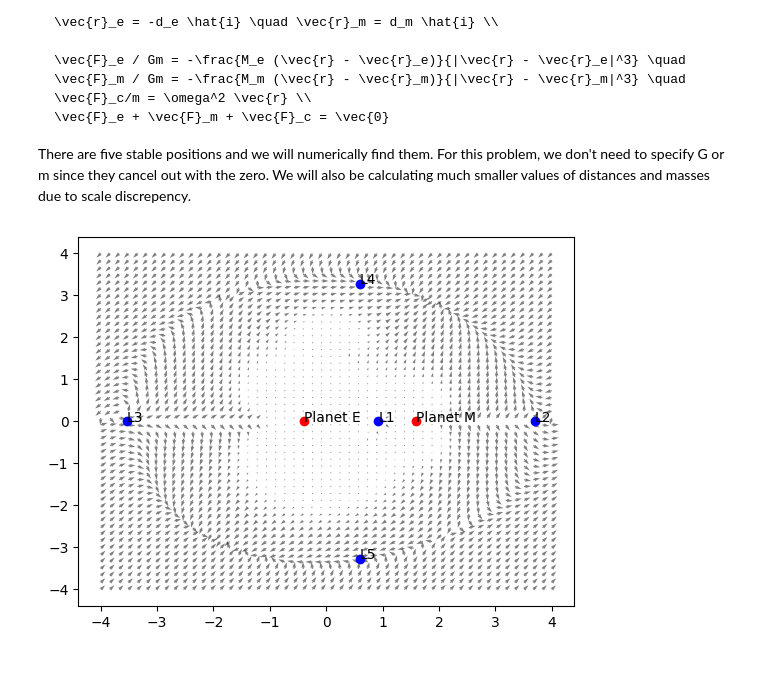
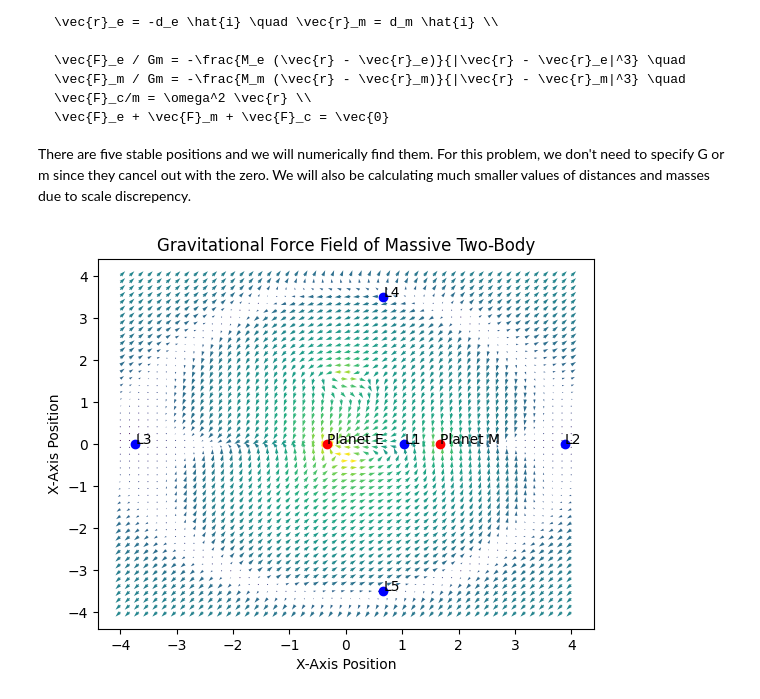
Before and after one commit to rtengle/me700-hw1, a Jupyter notebook: tutorials/newton.ipynb, the cells around one changed output. Cells and saved outputs as stored; diff of their text form; code cells hidden in the pictures; blank space fills up the shorter version.

```diff
--- a/tutorials/newton.ipynb
+++ b/tutorials/newton.ipynb
@@ -106,7 +106,7 @@ This next example is numerically deriving a Lagrange point between two attractiv
 There are five stable positions and we will numerically find them. For this problem, we don't need to specify G or m since they cancel out with the zero. We will also be calculating much smaller values of distances and masses due to scale discrepency.
 # %%
 # Mass of planets
-Me = 4
+Me = 5
 Mm = 1
 M = Me + Mm
 R = 2
@@ -135,9 +135,9 @@ def Ft(r):
 
 x1, y1 = newton(Ft, np.array([0, 0]))
 x2, y2 = newton(Ft, np.array([R, 0]))
-x3, y3 = newton(Ft, np.array([-R, 0]), eps=2.22e-3)
-x4, y4 = newton(Ft, rc + np.array([0, R]), eps=2.22e-3)
-x5, y5 = newton(Ft, rc + np.array([0, -R]), eps=2.22e-3)
+x3, y3 = newton(Ft, np.array([-R, 0]), eps=2.22e-9)
+x4, y4 = newton(Ft, rc + np.array([0, R]), eps=2.22e-9)
+x5, y5 = newton(Ft, rc + np.array([0, -R]), eps=2.22e-9)
 # %%
 x = np.linspace(-2*R, 2*R, 50)
 y = np.linspace(-2*R, 2*R, 50)
@@ -146,33 +146,39 @@ X, Y = np.meshgrid(x, y)
 
 Fx = np.array([
     [
         Ft(np.array([x0, y0]))[0] for y0 in y
     ] for x0 in x
 ])
 
 Fy = np.array([
     [
         Ft(np.array([x0, y0]))[1] for x0 in x
     ] for y0 in y
 ])
 
-M = 2*(1 - np.exp(Fx**2 + Fy**2))/np.sqrt(Fx**2 + Fy**2)
+M0 = np.sqrt(Fx**2 + Fy**2)
 
-plt.quiver(X, Y, Fx/M, Fy/M, alpha=0.5)
+M = (1 - np.exp(-100*(Fx**2 + Fy**2)))/M0
+
+plt.quiver(X, Y, Fx*M, Fy*M, np.log(M0), alpha=1)
 plt.plot(*x1[-1], 'bo')
 plt.annotate('L1', x1[-1])
 plt.plot(*x2[-1], 'bo')
 plt.annotate('L2', x2[-1])
 plt.plot(*x3[-1], 'bo')
 plt.annotate('L3', x3[-1])
 plt.plot(*x4[-1], 'bo')
 plt.annotate('L4', x4[-1])
 plt.plot(*x5[-1], 'bo')
 plt.annotate('L5', x5[-1])
 plt.plot(*re, 'ro')
 plt.annotate('Planet E', re)
 plt.plot(*rm, 'ro')
 plt.annotate('Planet M', rm)
+
+plt.xlabel('X-Axis Position')
+plt.ylabel('X-Axis Position')
+plt.title('Gravitational Force Field of Massive Two-Body')
 plt.show()
 # %% [output]
-[figure, old version]
+[figure, new version]
```
Also changed, not shown: parts of 3 cells of this notebook.
